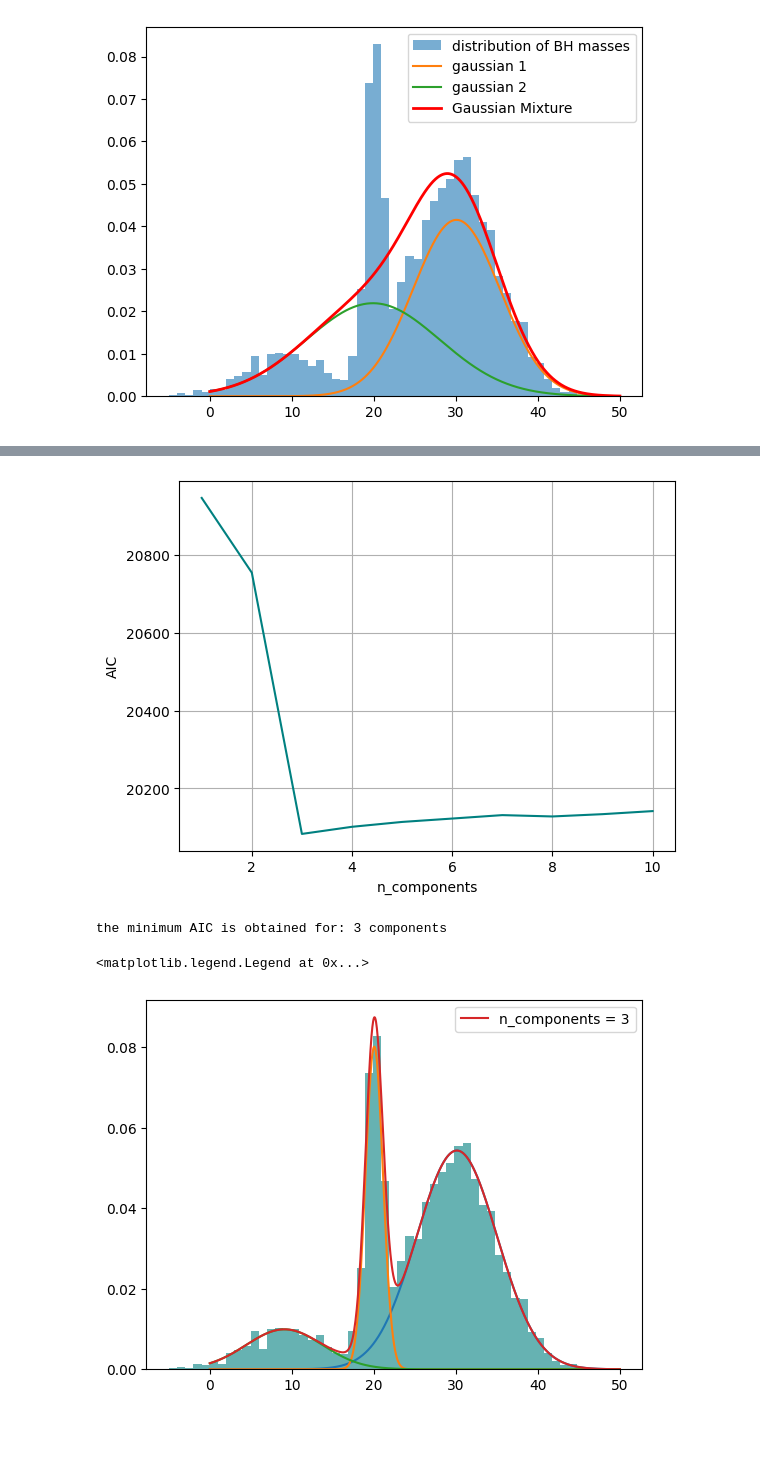
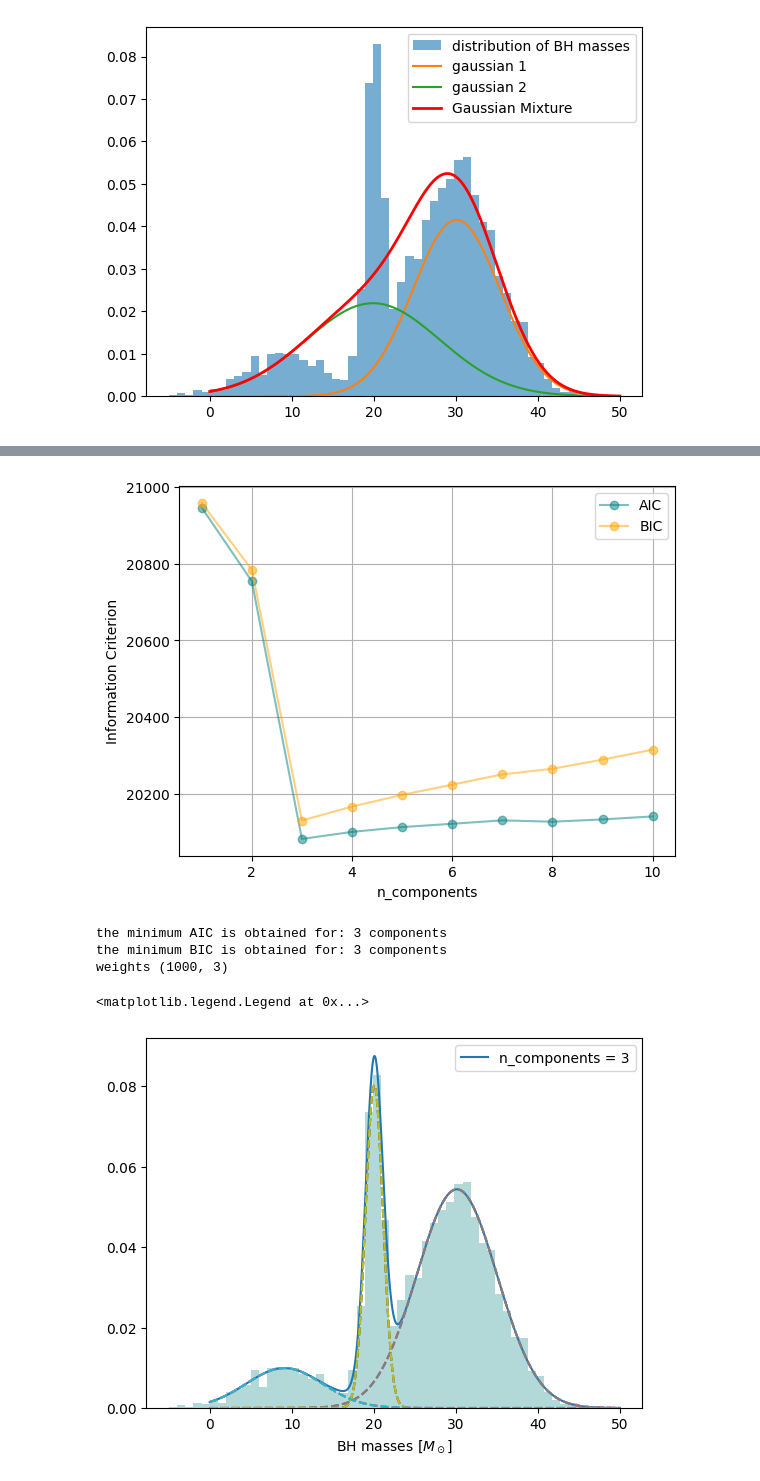
Before and after one commit to malvibellotti/astrostatistics_bicocca_2024, a Jupyter notebook: working/lecture_6_formation_channels.ipynb, the cells around one changed output, grey strips where cells are left out. Saved outputs shown, nothing was run; the diff lists cells and outputs as text; code cells hidden in the pictures; blank space fills up the shorter version.

```diff
--- a/working/lecture_6_formation_channels.ipynb
+++ b/working/lecture_6_formation_channels.ipynb
@@ -136,7 +125,8 @@ n_components = np.arange(1, 11)
 x = np.linspace(0, 50, 1000).reshape(-1, 1)
 
 aic = []
-fig, axs = plt.subplots(4, 3, figsize=(20, 20))
+bic = []
+fig, axs = plt.subplots(4, 3, figsize=(21, 21))
 
 
 for idx, n in enumerate(n_components):
@@ -148,6 +138,7 @@ for idx, n in enumerate(n_components):
 
     gm = GaussianMixture(n_components=n, random_state=0).fit(data)
     aic.append(gm.aic(data))
+    bic.append(gm.bic(data))
 
 
     ax.hist(data, int(len(data)**0.5),  alpha=0.6, density=True)
@@ -163,5 +154,8 @@ for idx, n in enumerate(n_components):
     #print(gm.covariances_)
 
 plt.tight_layout()
+fig.delaxes(axs[3, 1])
+fig.delaxes(axs[3, 2])
+
 plt.show()
 # %% [output]
@@ -170,27 +163,39 @@ No artists with labels found to put in legend.  Note that artists whose label st
 # %%
-plt.plot(n_components, aic, color='teal')
+plt.plot(n_components, aic, color='teal',alpha=0.5, marker='o', label='AIC')
+plt.plot(n_components, bic, color='orange',alpha=0.5, marker='o', label='BIC')
 plt.xlabel('n_components')
-plt.ylabel('AIC')
+plt.ylabel('Information Criterion')
+plt.legend()
 plt.grid()
+plt.show()
 # %% [output]
-[figure, old version]
+[figure, new version]
 # %%
 index_min_aic = np.argmin(aic)
+index_min_bic = np.argmin(bic)
 print("the minimum AIC is obtained for:", n_components[index_min_aic], "components")
+print("the minimum BIC is obtained for:", n_components[index_min_bic], "components")
 x = np.linspace(0, 50, 1000).reshape(-1, 1)
 
 gm = GaussianMixture(n_components=3, random_state=0).fit(data)
 
+weights = gm.predict_proba(x) #before I used the method weights_, but one can also use predict_proba
+print("weights", weights.shape)
+gaussians = np.exp(gm.score_samples(x)).reshape(-1,1)
+single_gaussian = weights * gaussians
 
-plt.hist(data, int(len(data)**0.5), color= 'teal', alpha=0.6, density=True)
+
+plt.hist(data, int(len(data)**0.5), color= 'teal', alpha=0.3, density=True)
+plt.plot(x, np.exp(gm.score_samples(x)), label = 'n_components = '+str(3))
+
 for i in range(3):
-    gaussian = norm.pdf(x, gm.means_[i][0], np.sqrt(gm.covariances_[i][0]))
+   plt.plot(x, single_gaussian, '--')
 
-    plt.plot(x, gaussian * gm.weights_[i])
-
-plt.plot(x, np.exp(gm.score_samples(x)), label = 'n_components = '+str(3))
+plt.xlabel('BH masses $[M_\odot]$')
 plt.legend()
 # %% [output]
 the minimum AIC is obtained for: 3 components
+the minimum BIC is obtained for: 3 components
+weights (1000, 3)
 <matplotlib.legend.Legend at 0x...>
-[figure, old version]
+[figure, new version]
```
Also changed, not shown: parts of 3 cells of this notebook.
